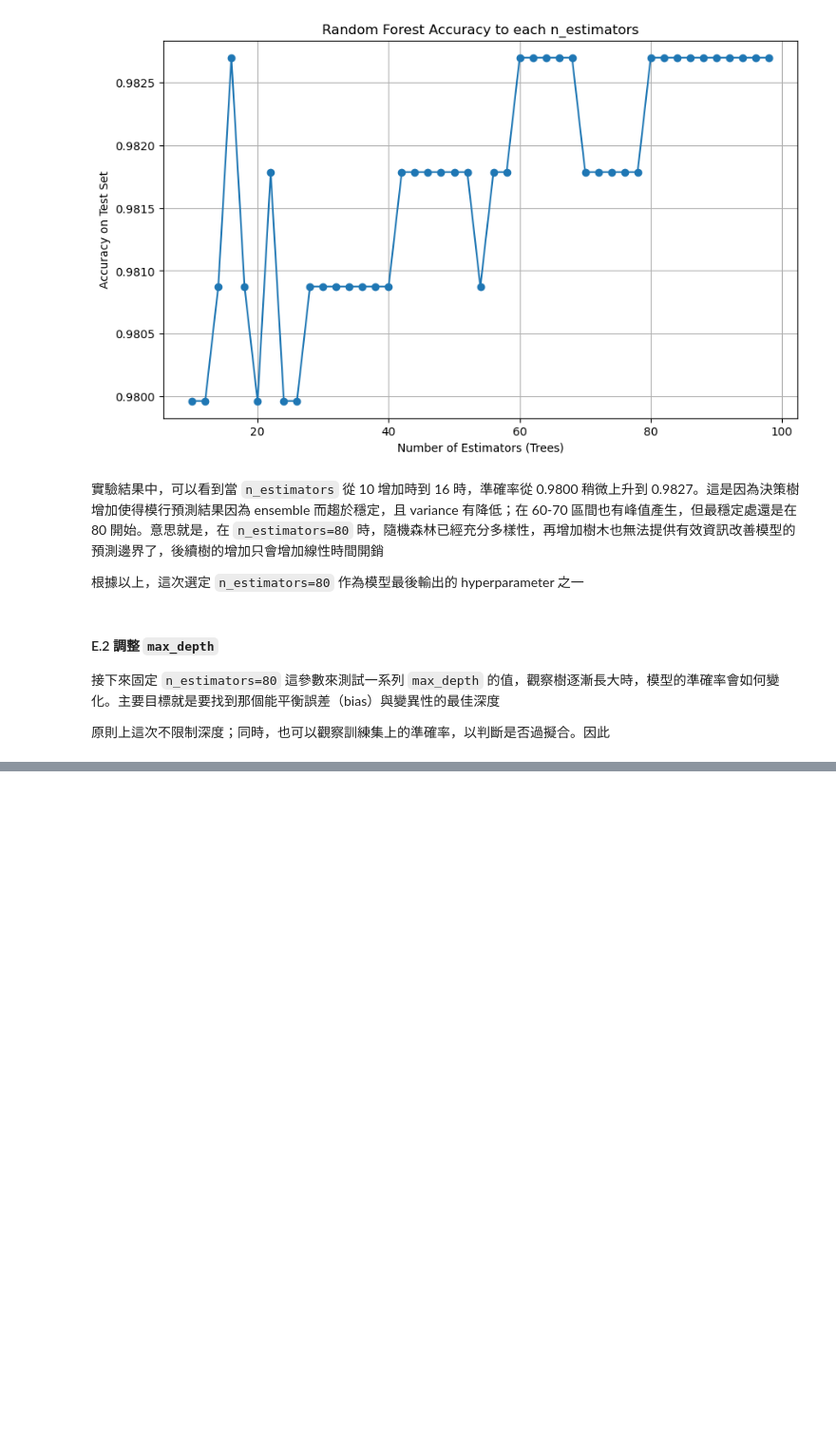
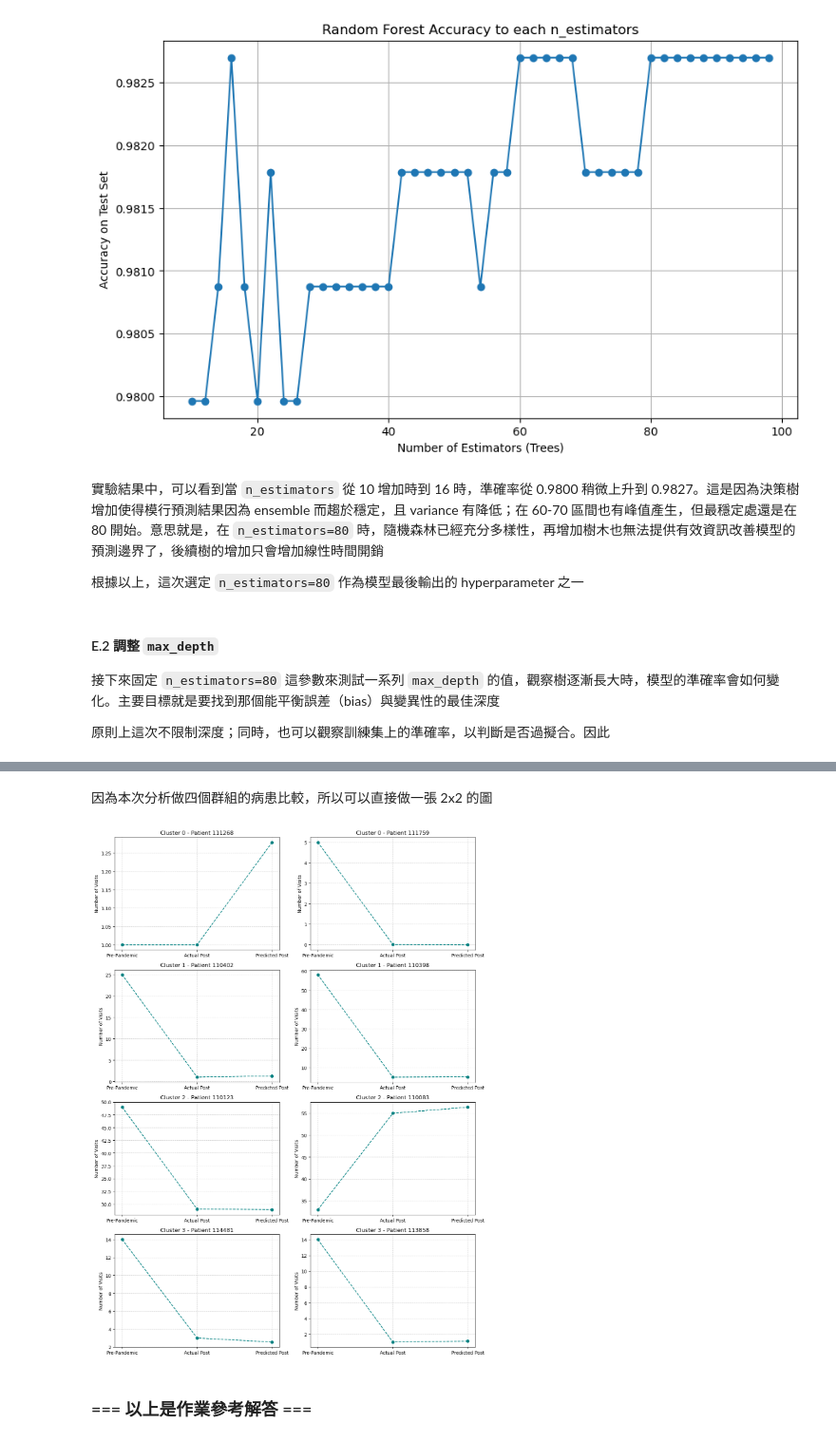
Before and after one commit to csning1998/school-medical-decision-analysis, a Jupyter notebook: Assignment.ipynb, the cells around one changed output, grey strips where cells are left out. Shown at 95% size. Saved outputs shown, nothing was run; the diff lists cells and outputs as text; code cells hidden in the pictures; blank space fills up the shorter version.

```diff
--- a/Assignment.ipynb
+++ b/Assignment.ipynb
@@ -1236,0 +1679,4 @@ max_depth: None, Test Accuracy: 0.9827, Train Accuracy: 1.0000, Time: 0.12s
+# %%
+y_pred_scaled = svr_cross.predict(X_test_scaled)
+y_pred_unscaled = scaler_y.inverse_transform(y_pred_scaled.reshape(-1, 1))
+y_test_unscaled = scaler_y.inverse_transform(y_test_scaled.reshape(-1, 1))
@@ -1236,0 +1837,30 @@ max_depth: None, Test Accuracy: 0.9827, Train Accuracy: 1.0000, Time: 0.12s
+# %% [markdown]
+因為本次分析做四個群組的病患比較，所以可以直接做一張 2x2 的圖
+# %%
+fig, axes = plt.subplots(4, 2, figsize=(12, 16))
+
+for i, cluster_id in enumerate(sorted(df_compare["cluster"].unique())):
+    # Filter out the data for this cluster
+    cluster_data = df_compare[df_compare["cluster"] == cluster_id]
+    samples = cluster_data.sample(2, random_state=42)
+
+    # Draw the plots for two patients on the left and right subplots respectively
+    for j, (patient_id, row) in enumerate(samples.iterrows()):
+        ax = axes[i, j]
+        ax.plot(
+            ["Pre-Pandemic", "Actual Post", "Predicted Post"],
+            [row["pre_count"], row["post_count"], row["predicted_post"]],
+            marker="o",
+            linestyle="--",
+            color="teal",
+        )
+        ax.set_title(f"Cluster {cluster_id} - Patient {patient_id}", fontsize=12)
+        ax.set_ylabel("Number of Visits")
+        ax.grid(True, linestyle=":")
+
+plt.tight_layout()
+plt.show()
+# %% [output]
+[figure, added]
+# %% [markdown]
+### === 以上是作業參考解答 ===
```
Also changed, not shown: parts of 51 cells of this notebook.
